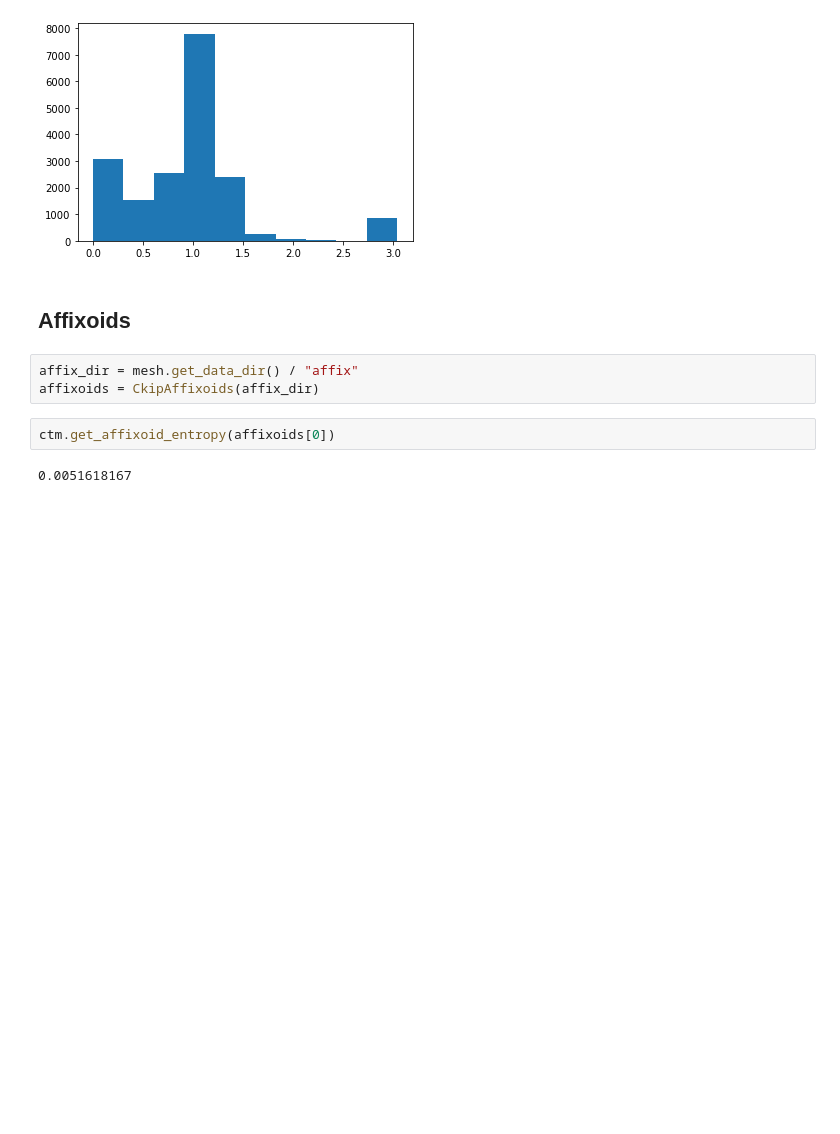
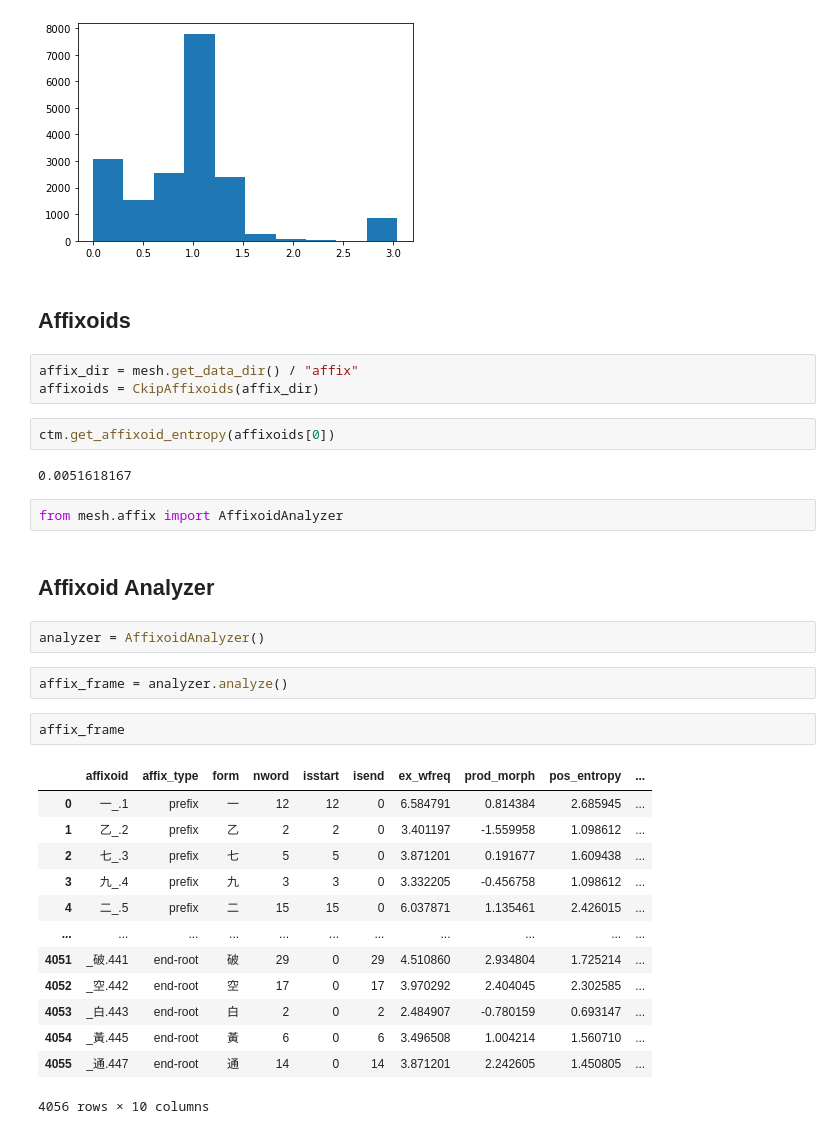
Before and after one commit to seantyh/OntoDeepLex, a Jupyter notebook: notebooks/70-affix/70.32-affix-ctm-model.ipynb, the cells around one changed output. Saved outputs shown, nothing was run; the diff lists cells and outputs as text; blank space fills up the shorter version.

```diff
--- a/notebooks/70-affix/70.32-affix-ctm-model.ipynb
+++ b/notebooks/70-affix/70.32-affix-ctm-model.ipynb
@@ -62,3 +67,27 @@ affixoids = CkipAffixoids(affix_dir)
 ctm.get_affixoid_entropy(affixoids[0])
 # %% [output]
 0.0051618167
+# %%
+from mesh.affix import AffixoidAnalyzer
+# %% [markdown]
+## Affixoid Analyzer
+# %%
+analyzer = AffixoidAnalyzer()
+# %%
+affix_frame = analyzer.analyze()
+# %%
+affix_frame
+# %% [output]
+|  | affixoid | affix_type | form | nword | isstart | isend | ex_wfreq | prod_morph | pos_entropy | ... |
+| 0 | 一_.1 | prefix | 一 | 12 | 12 | 0 | 6.584791 | 0.814384 | 2.685945 | ... |
+| 1 | 乙_.2 | prefix | 乙 | 2 | 2 | 0 | 3.401197 | -1.559958 | 1.098612 | ... |
+| 2 | 七_.3 | prefix | 七 | 5 | 5 | 0 | 3.871201 | 0.191677 | 1.609438 | ... |
+| 3 | 九_.4 | prefix | 九 | 3 | 3 | 0 | 3.332205 | -0.456758 | 1.098612 | ... |
+| 4 | 二_.5 | prefix | 二 | 15 | 15 | 0 | 6.037871 | 1.135461 | 2.426015 | ... |
+| ... | ... | ... | ... | ... | ... | ... | ... | ... | ... | ... |
+| 4051 | _破.441 | end-root | 破 | 29 | 0 | 29 | 4.510860 | 2.934804 | 1.725214 | ... |
+| 4052 | _空.442 | end-root | 空 | 17 | 0 | 17 | 3.970292 | 2.404045 | 2.302585 | ... |
+| 4053 | _白.443 | end-root | 白 | 2 | 0 | 2 | 2.484907 | -0.780159 | 0.693147 | ... |
+| 4054 | _黃.445 | end-root | 黃 | 6 | 0 | 6 | 3.496508 | 1.004214 | 1.560710 | ... |
+| 4055 | _通.447 | end-root | 通 | 14 | 0 | 14 | 3.871201 | 2.242605 | 1.450805 | ... |
+4056 rows × 10 columns
```
Also changed, not shown: parts of 14 cells of this notebook, 4 other files.
